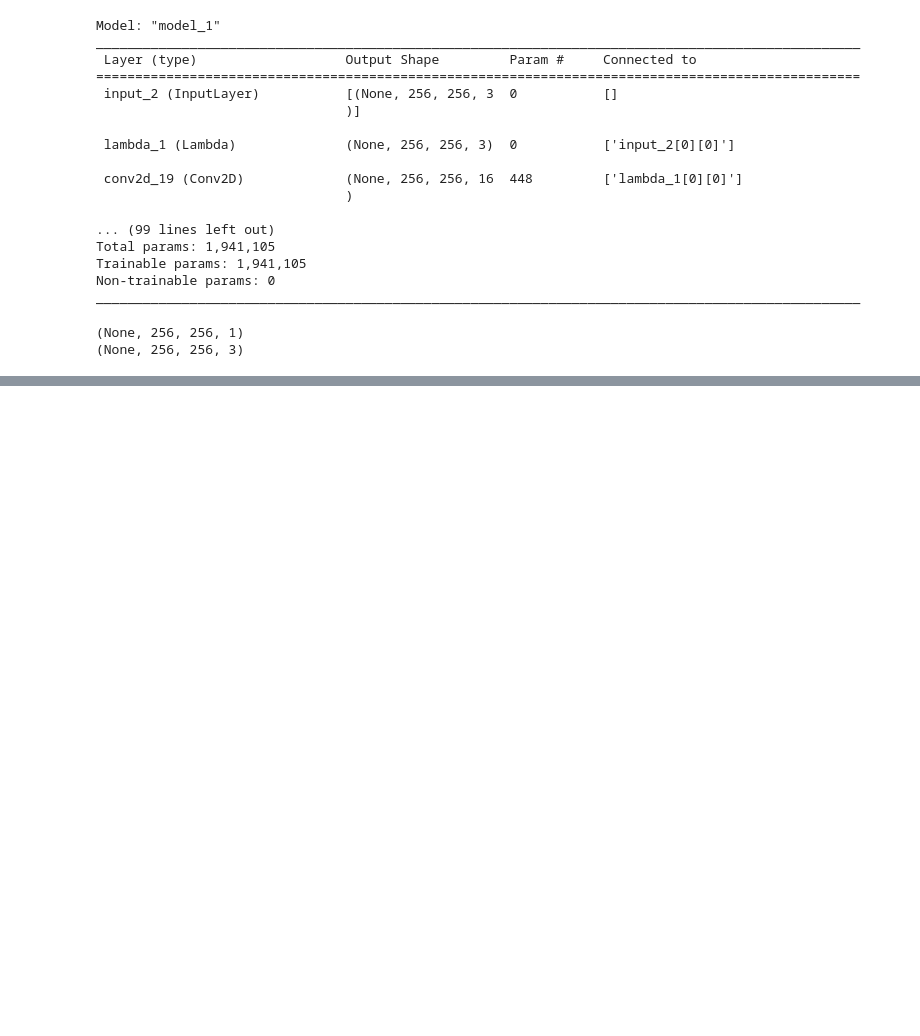
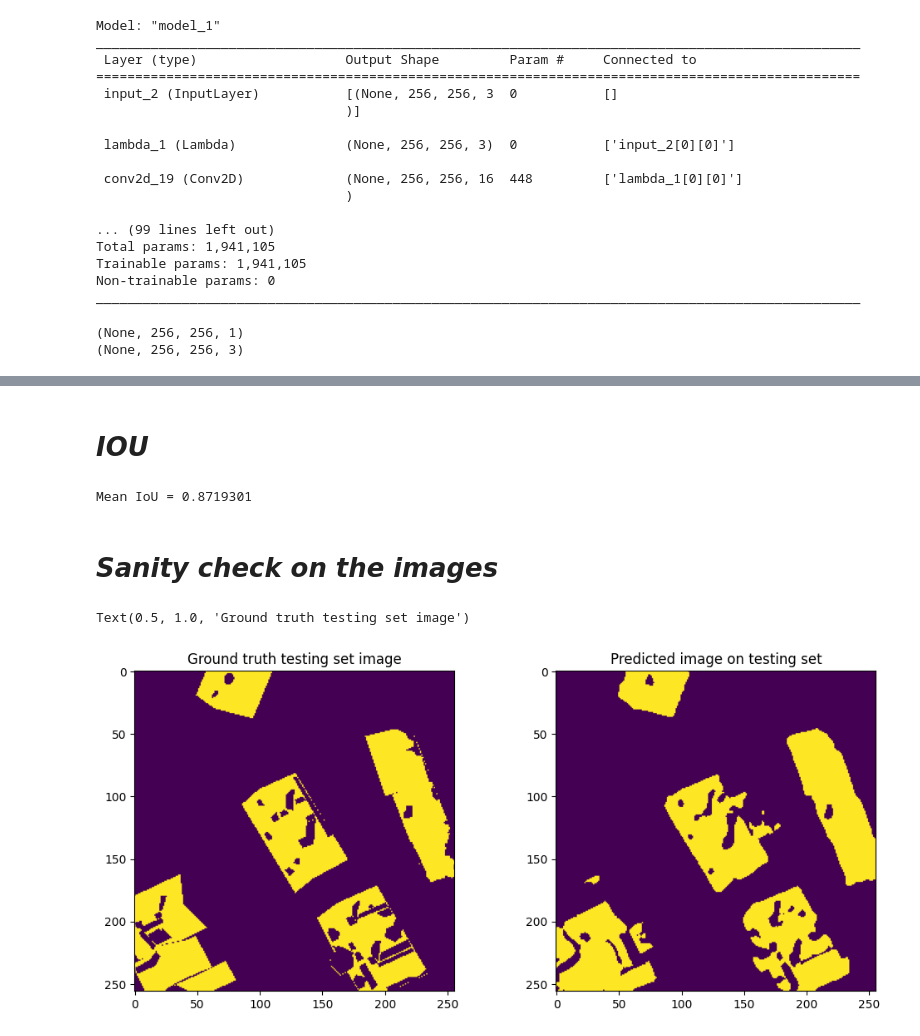
Before and after one commit to MLDL-Rogerzhao/Rooftop-segmentation-Unet, a Jupyter notebook: Unet_model_superstructure.ipynb, the cells around one changed output, grey strips where cells are left out. Cells and saved outputs as stored; diff of their text form; code cells hidden in the pictures; blank space fills up the shorter version.

```diff
--- a/Unet_model_superstructure.ipynb
+++ b/Unet_model_superstructure.ipynb
@@ -692,0 +690,2 @@ Text(0.5, 1.0, 'Val predicted image')
+# %% [markdown]
+# *IOU*
@@ -692,0 +694,21 @@ Text(0.5, 1.0, 'Val predicted image')
+# %%
+y_test_t= (y_test > 0.5).astype(np.uint8)
+n_classes=2
+IOU_keras=MeanIoU(num_classes=n_classes)
+IOU_keras(y_test_t,preds_test_t)
+print("Mean IoU =", IOU_keras.result().numpy())
+# %% [output]
+Mean IoU = 0.8719301
+# %% [markdown]
+# *Sanity check on the images*
+# %%
+plt.figure(figsize=(12,5))
+plt.subplot(122)
+plt.imshow(preds_test_t[2])
+plt.title("Predicted image on testing set")
+plt.subplot(121)
+plt.imshow(y_test_t[2])
+plt.title("Ground truth testing set image")
+# %% [output]
+Text(0.5, 1.0, 'Ground truth testing set image')
+[figure, added]
```
Also changed, not shown: parts of 13 cells of this notebook.
